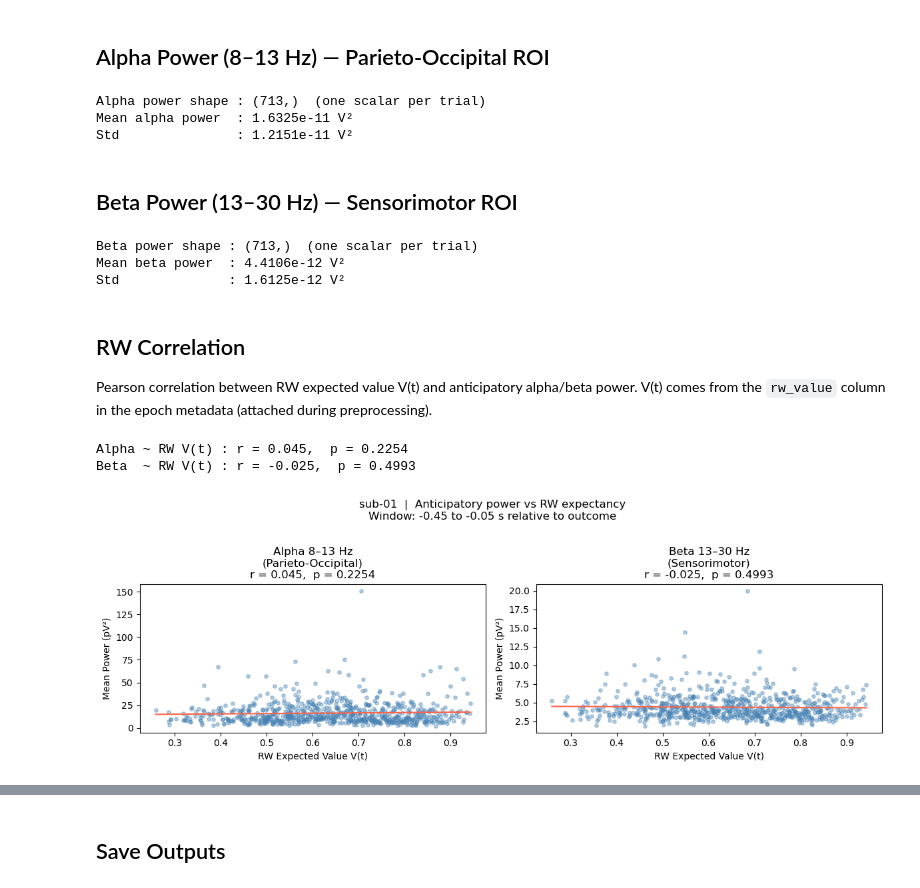
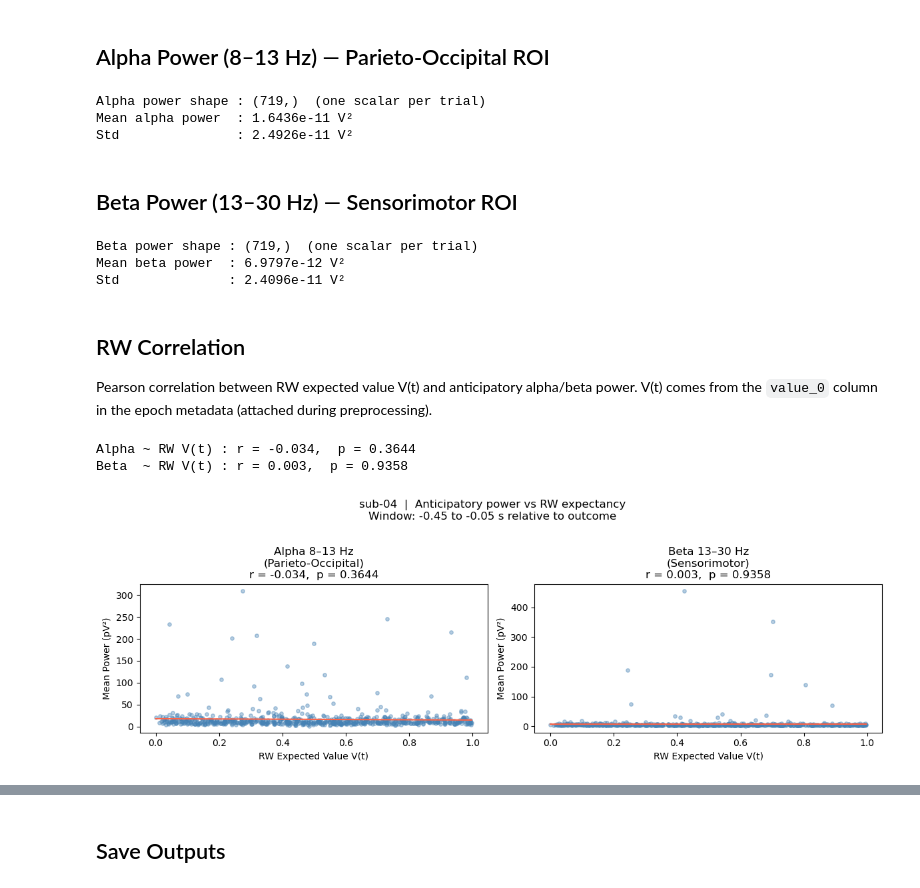
Before and after one commit to arthurhsia/Reinforcement-Learning-and-EEG, a Jupyter notebook: alpha/alpha_beta_extraction.ipynb, the cells around one changed output, grey strips where cells are left out. Drawn from its saved outputs; the diff is of its cells as text; code cells hidden in the pictures.

```diff
--- a/alpha/alpha_beta_extraction.ipynb
+++ b/alpha/alpha_beta_extraction.ipynb
@@ -23,11 +23,11 @@ from scipy import stats
 import matplotlib.pyplot as plt
 
 # ── Parameters ──────────────────────────────────────────────────────────────
-SUBJECT = "01"
+SUBJECT = "04"
 SESSION = "01"
 TASK    = "Cannonball MF"
 
-PROJECT_ROOT    = Path("../..").resolve()
+PROJECT_ROOT    = Path("/Users/arthurhsia/Desktop/Psychology/EEG")
 DERIVATIVES_DIR = PROJECT_ROOT / "data" / "derivatives" / "mne_preproc"
 sub_ses_dir     = DERIVATIVES_DIR / f"sub-{SUBJECT}" / f"ses-{SESSION}"
 prefix          = f"sub-{SUBJECT}_ses-{SESSION}_task-{TASK}"
@@ -140,9 +140,9 @@ print(f"Alpha power shape : {alpha_power.shape}  (one scalar per trial)")
 print(f"Mean alpha power  : {alpha_power.mean():.4e} V²")
 print(f"Std               : {alpha_power.std():.4e} V²")
 # %% [output]
-Alpha power shape : (713,)  (one scalar per trial)
-Mean alpha power  : 1.6325e-11 V²
-Std               : 1.2151e-11 V²
+Alpha power shape : (719,)  (one scalar per trial)
+Mean alpha power  : 1.6436e-11 V²
+Std               : 2.4926e-11 V²
 # %% [markdown]
 ## Beta Power (13–30 Hz) — Sensorimotor ROI
 # %%
@@ -162,56 +162,56 @@ print(f"Beta power shape : {beta_power.shape}  (one scalar per trial)")
 print(f"Mean beta power  : {beta_power.mean():.4e} V²")
 print(f"Std              : {beta_power.std():.4e} V²")
 # %% [output]
-Beta power shape : (713,)  (one scalar per trial)
-Mean beta power  : 4.4106e-12 V²
-Std              : 1.6125e-12 V²
+Beta power shape : (719,)  (one scalar per trial)
+Mean beta power  : 6.9797e-12 V²
+Std              : 2.4096e-11 V²
 # %% [markdown]
 ## RW Correlation
 
 Pearson correlation between RW expected value V(t) and anticipatory alpha/beta power.
-V(t) comes from the `rw_value` column in the epoch metadata (attached during preprocessing).
+V(t) comes from the `value_0` column in the epoch metadata (attached during preprocessing).
 # %%
 metadata = epochs.metadata
 
 if metadata is None:
     print("No metadata found. Re-run preprocessing with behavioral alignment (cells 41-42).")
-elif "rw_value" not in metadata.columns:
-    print(f"'rw_value' column not in metadata. Available columns:\n  {list(metadata.columns)}")
+elif "value_0" not in metadata.columns:
+    print(f"'value_0' column not in metadata. Available columns:\n  {list(metadata.columns)}")
     print("Add RW model estimates to the behavioral CSV before preprocessing.")
 else:
-    rw = metadata["rw_value"].values.astype(float)
+    rw = metadata["value_0"].values.astype(float)
 
     r_alpha, p_alpha = stats.pearsonr(rw, alpha_power)
     r_beta,  p_beta  = stats.pearsonr(rw, beta_power)
 
     print(f"Alpha ~ RW V(t) : r = {r_alpha:.3f},  p = {p_alpha:.4f}")
     print(f"Beta  ~ RW V(t) : r = {r_beta:.3f},  p = {p_beta:.4f}")
 
     fig, axes = plt.subplots(1, 2, figsize=(12, 4))
     for ax, pwr, r, p, label in zip(
         axes,
         [alpha_power,         beta_power],
         [r_alpha,             r_beta],
         [p_alpha,             p_beta],
         ["Alpha 8–13 Hz\n(Parieto-Occipital)", "Beta 13–30 Hz\n(Sensorimotor)"],
     ):
         ax.scatter(rw, pwr * 1e12, alpha=0.4, s=15, color="steelblue")  # V² → pV²
         m, b = np.polyfit(rw, pwr * 1e12, 1)
         xline = np.linspace(rw.min(), rw.max(), 100)
         ax.plot(xline, m * xline + b, color="tomato", linewidth=1.5)
         ax.set_xlabel("RW Expected Value V(t)")
         ax.set_ylabel("Mean Power (pV²)")
         ax.set_title(f"{label}\nr = {r:.3f},  p = {p:.4f}")
 
     fig.suptitle(
         f"sub-{SUBJECT}  |  Anticipatory power vs RW expectancy"
         f"\nWindow: {inner_tmin:.2f} to {inner_tmax:.2f} s relative to outcome",
         y=1.02,
     )
     plt.tight_layout()
     plt.show()
 # %% [output]
-Alpha ~ RW V(t) : r = 0.045,  p = 0.2254
-Beta  ~ RW V(t) : r = -0.025,  p = 0.4993
+Alpha ~ RW V(t) : r = -0.034,  p = 0.3644
+Beta  ~ RW V(t) : r = 0.003,  p = 0.9358
-[figure, old version]
+[figure, new version]
 # %%
```
Also changed, not shown: parts of 7 cells of this notebook, 7 other files.
